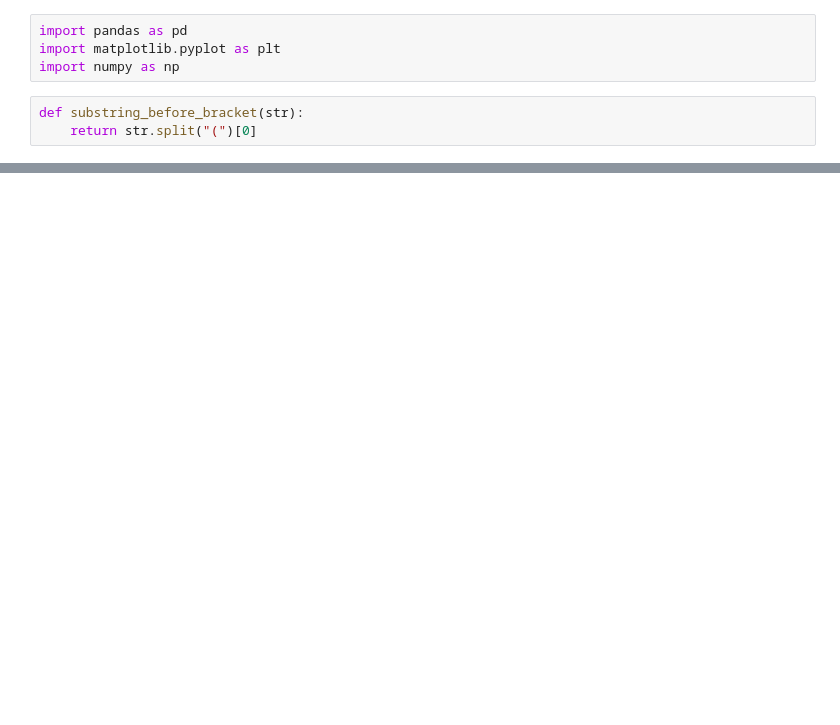
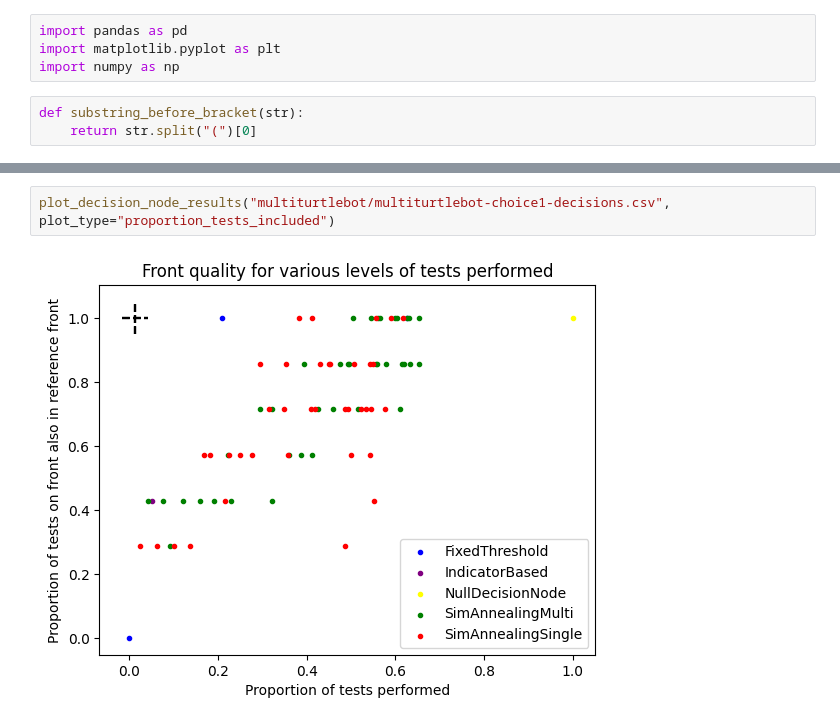
Before and after one commit to jrharbin-york/SBTPredictors, a Jupyter notebook: notebooks/Decision_Nodes_Analysis.ipynb, the cells around one changed output, grey strips where cells are left out. Cells and saved outputs as stored; diff of their text form; blank space fills up the shorter version.

```diff
--- a/notebooks/Decision_Nodes_Analysis.ipynb
+++ b/notebooks/Decision_Nodes_Analysis.ipynb
@@ -61,0 +91,4 @@ plot_decision_node_results("eterry/eterry-choice1-decisions.csv", plot_type="hyp
+# %%
+plot_decision_node_results("multiturtlebot/multiturtlebot-choice1-decisions.csv", plot_type="proportion_tests_included")
+# %% [output]
+[figure, added]
```
Also changed, not shown: parts of 8 cells of this notebook, 2 other files.
